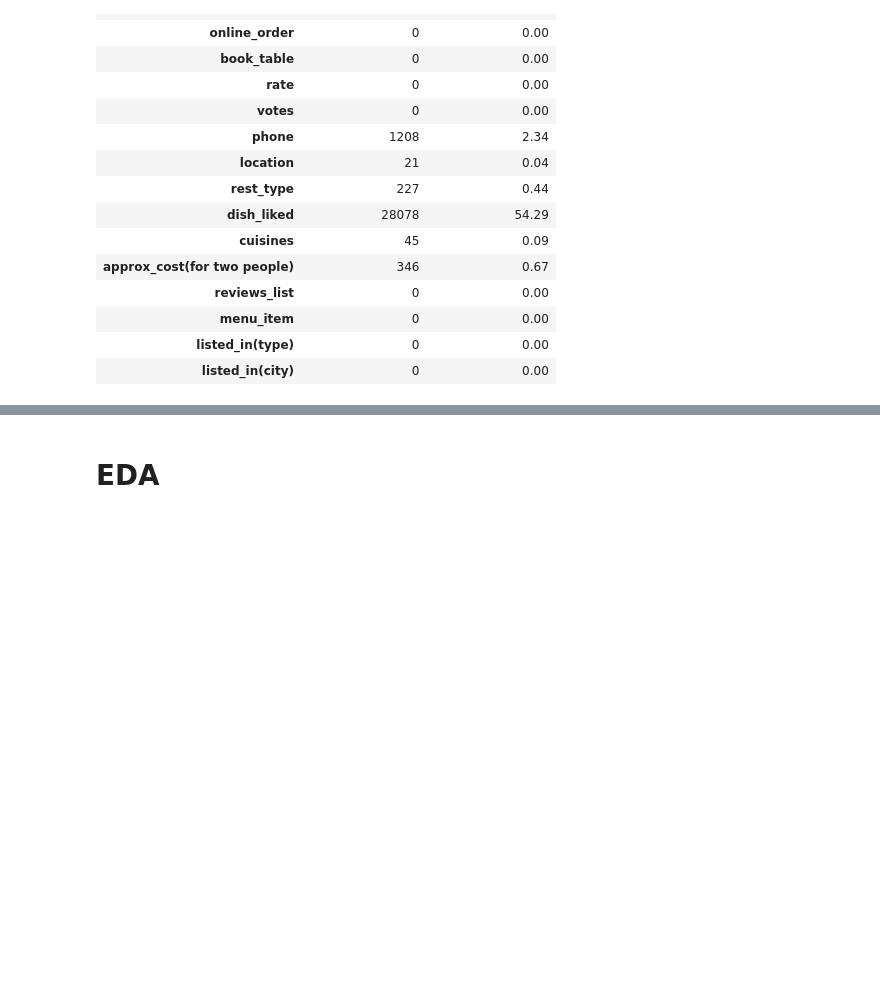
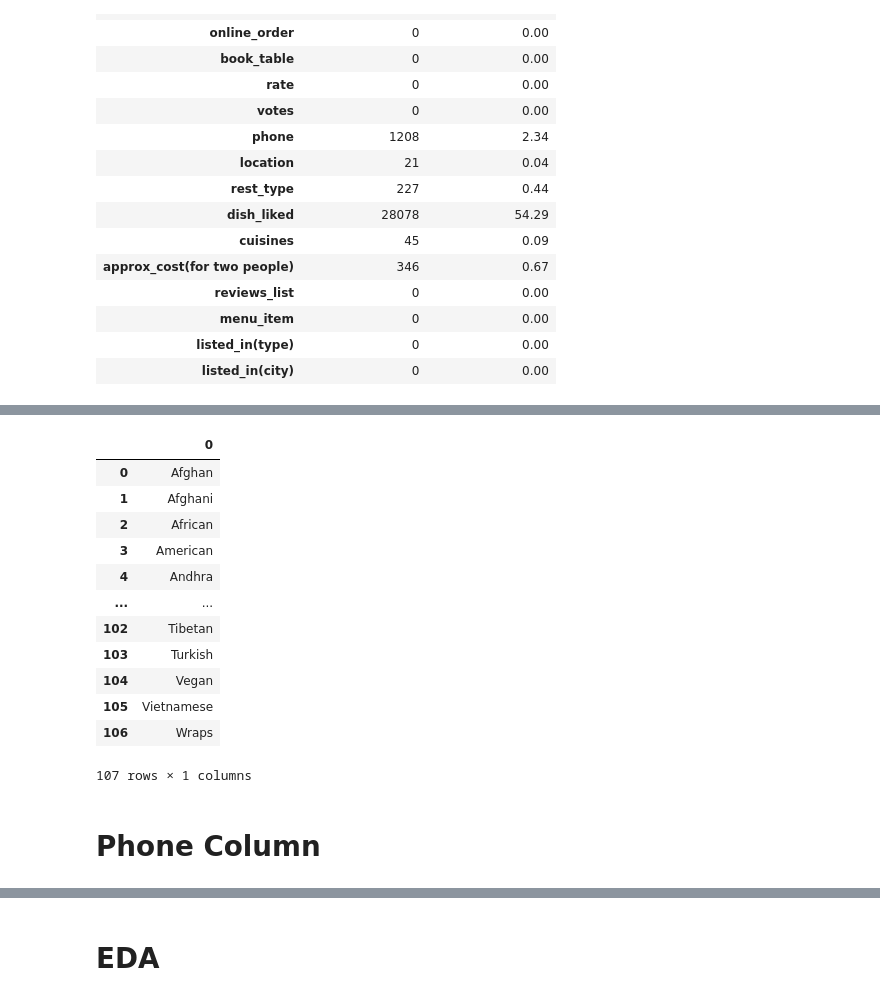
Before and after one commit to NitoBoritto/Zamato_Regression_Analysis, a Jupyter notebook: Code.ipynb, the cells around one changed output, grey strips where cells are left out. Drawn from its saved outputs; the diff is of its cells as text; code cells hidden in the pictures; blank space fills up the shorter version.

```diff
--- a/Code.ipynb
+++ b/Code.ipynb
@@ -184,0 +208,21 @@ Missing_Summary
+# %%
+all_cuisines = zomato_df['cuisines'].dropna().str.split(', ')
+flat_list_of_cuisines = [item for sublist in all_cuisines for item in sublist]
+unique_cuisines_array = np.unique(flat_list_of_cuisines)
+pd.DataFrame(unique_cuisines_array)
+# %% [output]
+|  | 0 |
+| 0 | Afghan |
+| 1 | Afghani |
+| 2 | African |
+| 3 | American |
+| 4 | Andhra |
+| ... | ... |
+| 102 | Tibetan |
+| 103 | Turkish |
+| 104 | Vegan |
+| 105 | Vietnamese |
+| 106 | Wraps |
+107 rows × 1 columns
+# %% [markdown]
+# Phone Column
```
Also changed, not shown: parts of 6 cells of this notebook.
